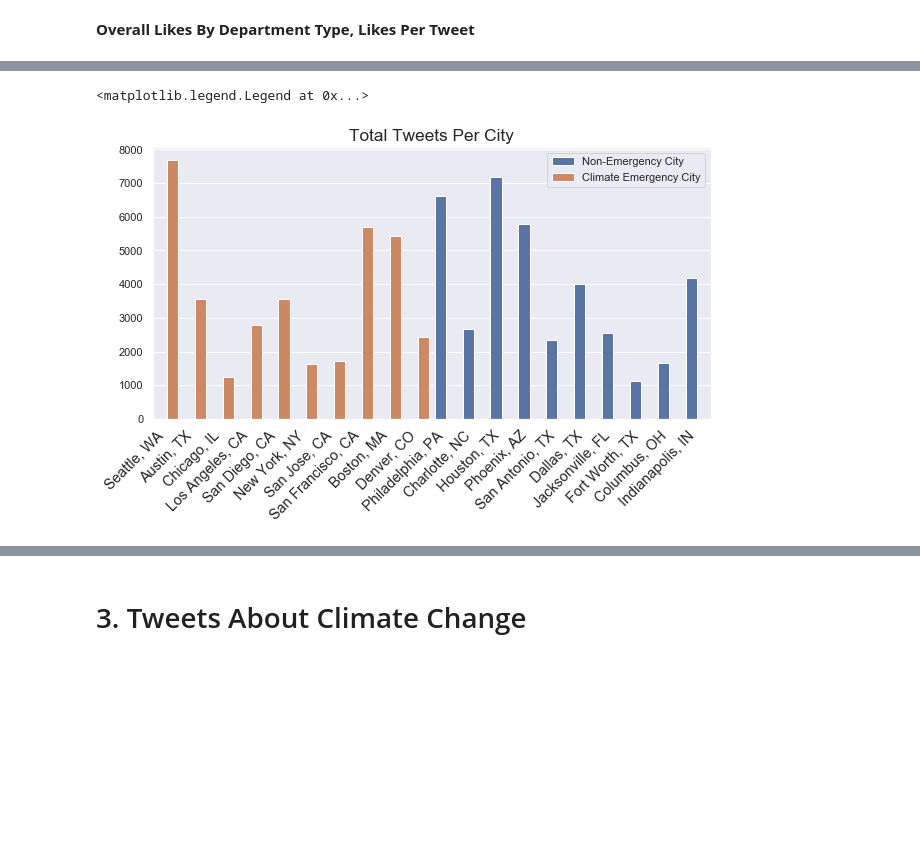
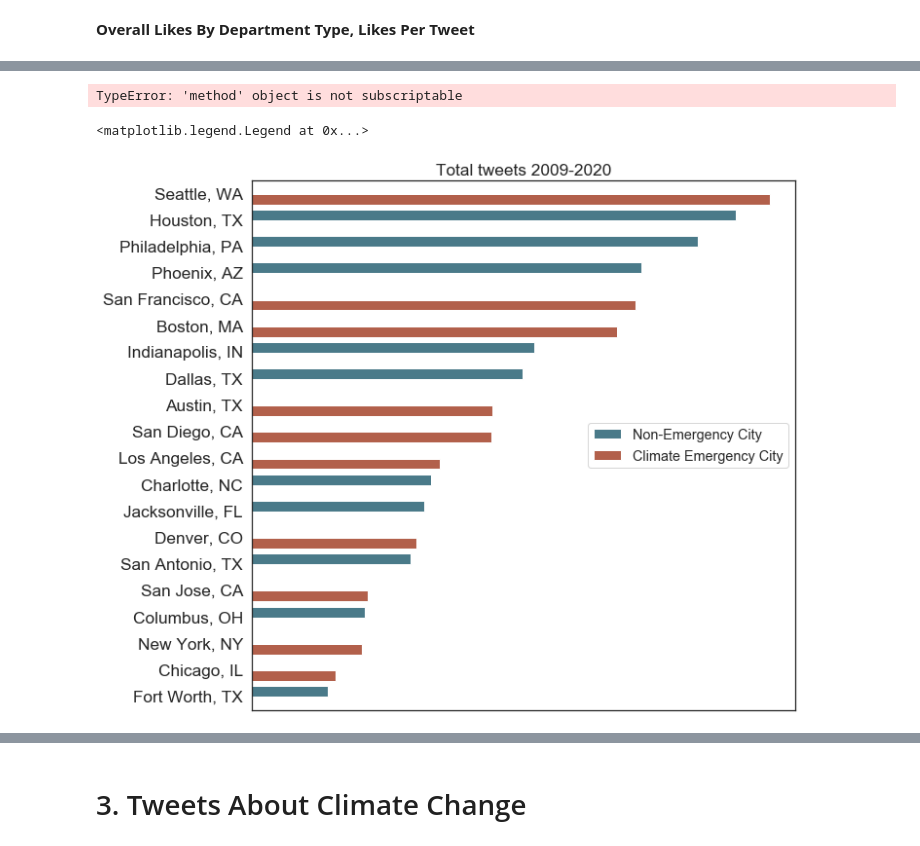
Before and after one commit to martapolo/tweeting_climate_change_cp255, a Jupyter notebook: Tyler Analysis-Copy1.ipynb, the cells around one changed output, grey strips where cells are left out. Cells and saved outputs as stored; diff of their text form; code cells hidden in the pictures; blank space fills up the shorter version.

```diff
--- a/Tyler Analysis-Copy1.ipynb
+++ b/Tyler Analysis-Copy1.ipynb
@@ -21,0 +19,21 @@ sns.set(style="darkgrid")
+# %%
+sns.set(style="white")
+
+sns.palplot(sns.diverging_palette(220, 20, n=7))
+
+# another option = sns.set(style="ticks")
+
+#sns.set_palette("husl")
+
+pal = sns.diverging_palette(220, 20, n=7)
+color5= sns.diverging_palette(220, 20, n=5)
+color2= sns.diverging_palette(220, 20, n=2)
+color1= sns.diverging_palette(220, 20, n=1)
+color10= sns.diverging_palette(220, 20, n=10)
+palette="gist_ncar"
+#just change this everytime:
+palette=color1
+
+big = sns.color_palette("Paired")
+palette
+palette
@@ -162,14 +274,35 @@ ax
+# %%
+df['tweet'].count()
+
+sns.lineplot(x='year', y = df.groupby["Department"]['tweet'].count(), hue="Department", data=df, err_style=None) #, order=None,
+              #hue_order=None, orient=None, color=None, palette=None)
+# %% [output]
+TypeError: 'method' object is not subscriptable
 # %%
 # Total Tweets per city
-plt.figure(figsize=(10,5))
+plt.figure(figsize=(10,10))
 
-tt= sns.countplot(data=df, x='City', hue="Emergency")
-tt.set_title('Total Tweets Per City', fontsize= 'x-large')
+pal = sns.diverging_palette(220, 20, n=7)
+color5= sns.diverging_palette(220, 20, n=5)
+color2= sns.diverging_palette(220, 20, n=2)
+color1= sns.diverging_palette(220, 20, n=1)
+
+#fig, ax = plt.subplots(1,1)
+#ax.plot(x,y)
+#tt.xaxis.set_major_locator(ticker.MultipleLocator(tick_spacing))
+#plt.show()
+
+tt= sns.countplot(data=df, y='City', hue="Emergency", order = df['City'].value_counts().index, palette=color2)
+tt.set_title('Total tweets 2009-2020', fontsize= 'x-large')
 tt.set_xticklabels(tt.get_xticklabels(), rotation=45, horizontalalignment='right', fontweight='light',
-    fontsize='large')
+    fontsize='x-large')
+tt.set_yticklabels(tt.get_yticklabels(), fontweight='light',verticalalignment='center',
+    fontsize='x-large')
 tt.set_xlabel('')
 tt.set_ylabel('')
-plt.legend(title="", loc="upper right", labels = ["Non-Emergency City","Climate Emergency City"])
+plt.legend(title="", loc="right", labels = ["Non-Emergency City","Climate Emergency City"], fontsize='large')
+
+#tt.set_yticks(tt.get_yticks()[::1])
 # %% [output]
 <matplotlib.legend.Legend at 0x...>
-[figure, old version]
+[figure, new version]
```
Also changed, not shown: parts of 38 cells of this notebook, 3 other files.
